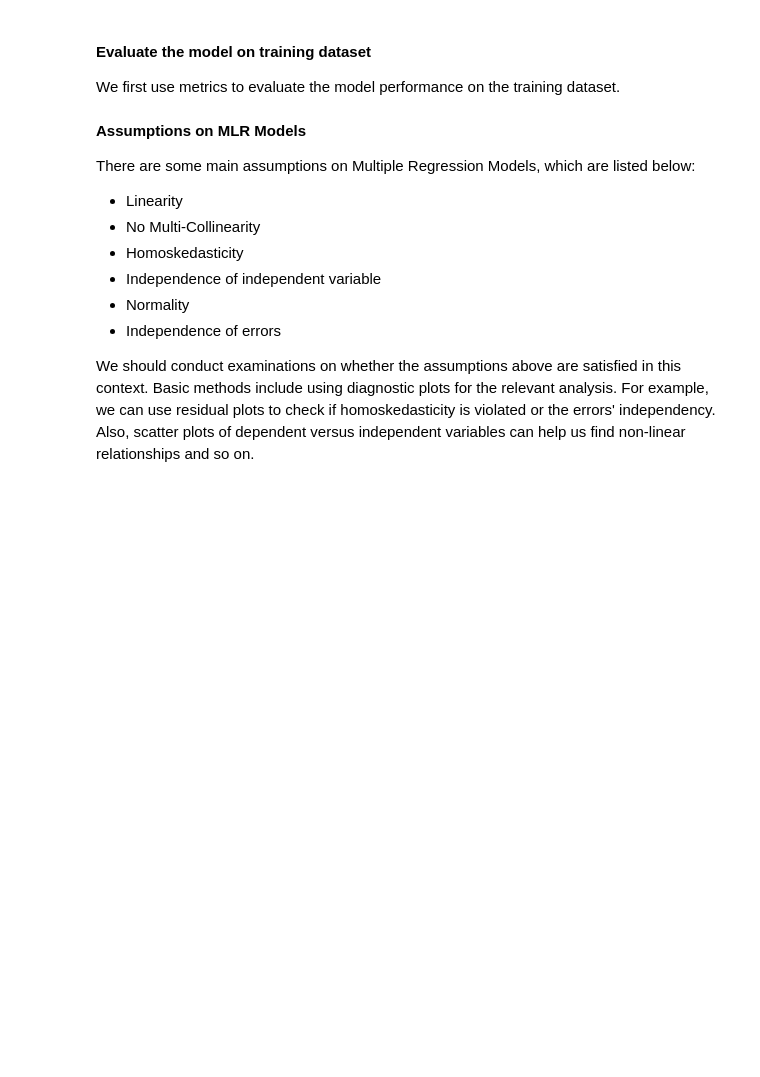
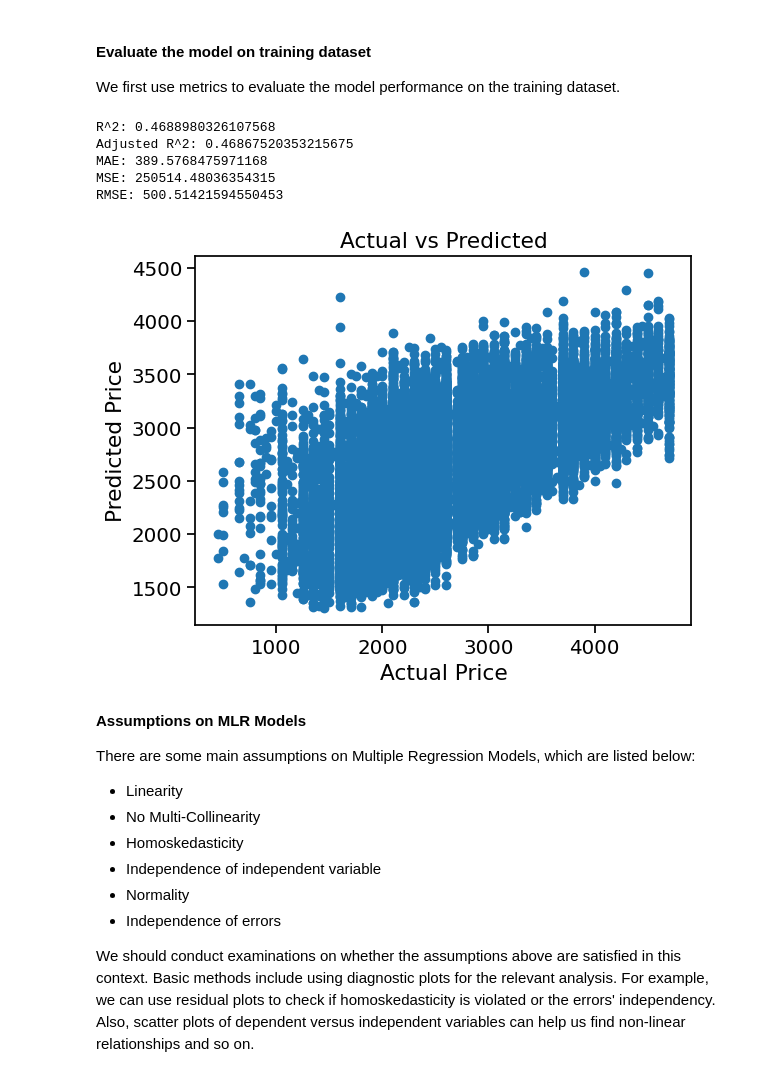
Before and after one commit to Guiltylife/CS5228-Team31-Project, a Jupyter notebook: cs5228-team31.ipynb, the cells around one changed output. Saved outputs shown, nothing was run; the diff lists cells and outputs as text; code cells hidden in the pictures; blank space fills up the shorter version.

```diff
--- a/cs5228-team31.ipynb
+++ b/cs5228-team31.ipynb
@@ -1031,2 +1048,11 @@ Different modelling methods may involve different data processing and feature en
+# %%
+# Perform train test split
+X_train, X_test, y_train, y_test = train_test_split(X, y, test_size = 0.2, random_state = 42)
+# %%
+# Standardization on numerical columns
+scaler = StandardScaler()
+numerical_cols = ['floor_area_sqm', 'latitude', 'longitude', 'real_estate_age', 'school_count', 'mall_count', 'mrt_exist_mrt_nearby_count']
+X_train[numerical_cols] = scaler.fit_transform(X_train[numerical_cols])
+X_test[numerical_cols] = scaler.fit_transform(X_test[numerical_cols])
 # %% [markdown]
 ### Model Training
@@ -1035,4 +1059,4 @@ Different modelling methods may involve different data processing and feature en
 # %%
-# # Instantiate a Linear Regression model, for simplicity here we first take all attributes into consideration
-# mlr = LinearRegression()
-# mlr.fit(X_train, y_train)
+# Instantiate a Linear Regression model, for simplicity here we first take all attributes into consideration
+mlr = LinearRegression()
+mlr.fit(X_train, y_train)
@@ -1043,21 +1069,29 @@ Different modelling methods may involve different data processing and feature en
 
 We first use metrics to evaluate the model performance on the training dataset.
 # %%
-# y_pred_train = mlr.predict(X_train)
+y_pred_train = mlr.predict(X_train)
 # %%
-# # Model evaluation metrics
-# print('R^2:',metrics.r2_score(y_train, y_pred_train))
-# print('Adjusted R^2:',1 - (1-metrics.r2_score(y_train, y_pred_train))*(len(y_train)-1)/(len(y_train)-X_train.shape[1]-1))
-# print('MAE:',metrics.mean_absolute_error(y_train, y_pred_train))
-# print('MSE:',metrics.mean_squared_error(y_train, y_pred_train))
-# print('RMSE:',np.sqrt(metrics.mean_squared_error(y_train, y_pred_train)))
+# Model evaluation metrics
+print('R^2:',metrics.r2_score(y_train, y_pred_train))
+print('Adjusted R^2:',1 - (1-metrics.r2_score(y_train, y_pred_train))*(len(y_train)-1)/(len(y_train)-X_train.shape[1]-1))
+print('MAE:',metrics.mean_absolute_error(y_train, y_pred_train))
+print('MSE:',metrics.mean_squared_error(y_train, y_pred_train))
+print('RMSE:',np.sqrt(metrics.mean_squared_error(y_train, y_pred_train)))
+# %% [output]
+R^2: 0.4688980326107568
+Adjusted R^2: 0.46867520353215675
+MAE: 389.5768475971168
+MSE: 250514.48036354315
+RMSE: 500.51421594550453
 # %%
-# # Visualizing
-# plt.scatter(y_train, y_pred_train)
-# plt.xlabel("Actual Price")
-# plt.ylabel("Predicted Price")
-# plt.title("Actual vs Predicted")
-# plt.show()
+# Visualizing
+plt.scatter(y_train, y_pred_train)
+plt.xlabel("Actual Price")
+plt.ylabel("Predicted Price")
+plt.title("Actual vs Predicted")
+plt.show()
+# %% [output]
+[figure, added]
 # %% [markdown]
 **Assumptions on MLR Models**
 
```
Also changed, not shown: parts of 96 cells of this notebook.
